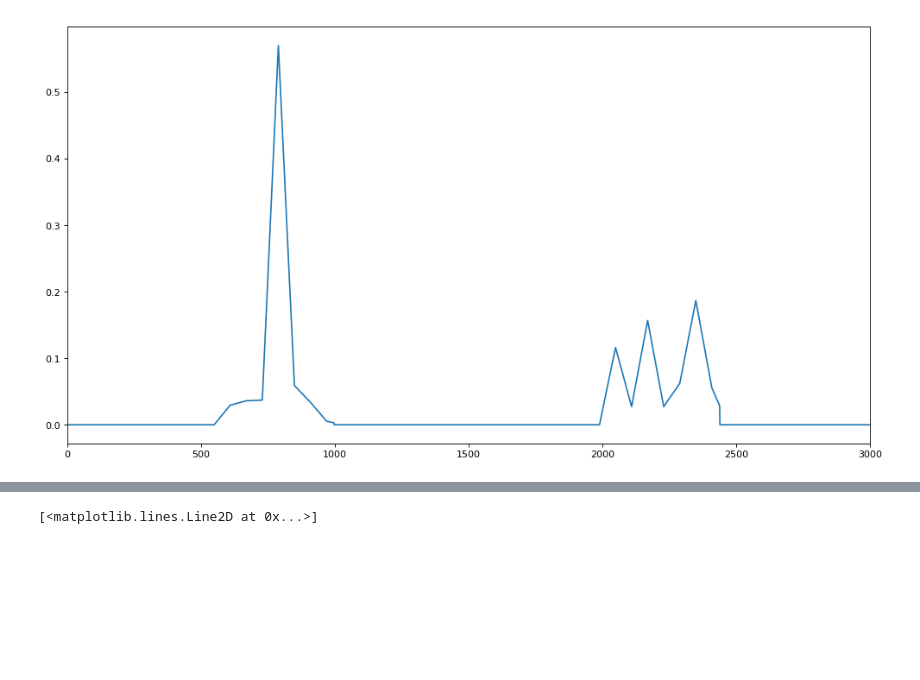
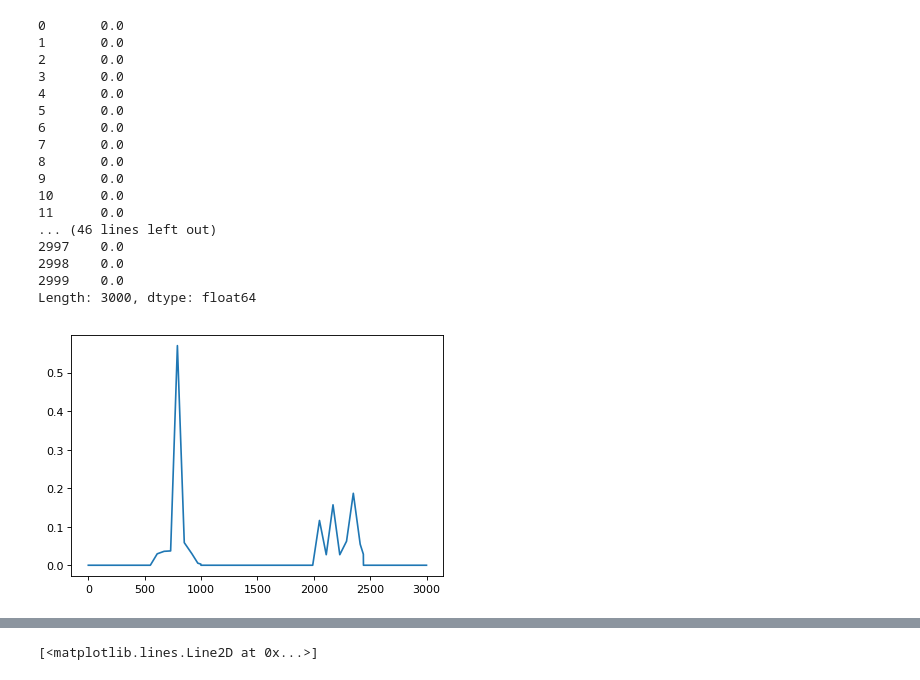
Before and after one commit to HusainKapadia/Energy-Poverty-JRC, a Jupyter notebook: main.ipynb, the cells around one changed output, grey strips where cells are left out. Saved outputs shown, nothing was run; the diff lists cells and outputs as text; code cells hidden in the pictures; blank space fills up the shorter version.

```diff
--- a/main.ipynb
+++ b/main.ipynb
@@ -9,6 +15,6 @@ base_solar = osp.join('useful_solar', 'run_household_solar_1')
 grid = osp.join(base_solar, 'gridbalance2016.csv')
 solar = osp.join(base_solar, 'power2016_solar_module.csv')
 household = osp.join(base_solar, 'power2016Household.csv')
-griddata = pd.read_csv(grid)
+griddata = pd.read_csv(grid, index_col=0)
 solardata = pd.read_csv(solar)
 householddata = pd.read_csv(household)
@@ -39,8 +49,28 @@ weather
+# %%
+griddata['Power into grid'][:3000] + solardata['Solar Power used'][:3000]
+# %% [output]
+0       0.0
+1       0.0
+2       0.0
+3       0.0
+4       0.0
+5       0.0
+6       0.0
+7       0.0
+8       0.0
+9       0.0
+10      0.0
+11      0.0
+... (46 lines left out)
+2997    0.0
+2998    0.0
+2999    0.0
+Length: 3000, dtype: float64
 # %%
-plt.figure(figsize=(15, 8), dpi=80)
+plt.figure(figsize=(6, 4), dpi=80)
 total = griddata['Power into grid'][:3000] + solardata['Solar Power used'][:3000]
 total.plot()
 plt.show()
 # %% [output]
-[figure, old version]
+[figure, new version]
 # %%
```
Also changed, not shown: parts of 32 cells of this notebook.
